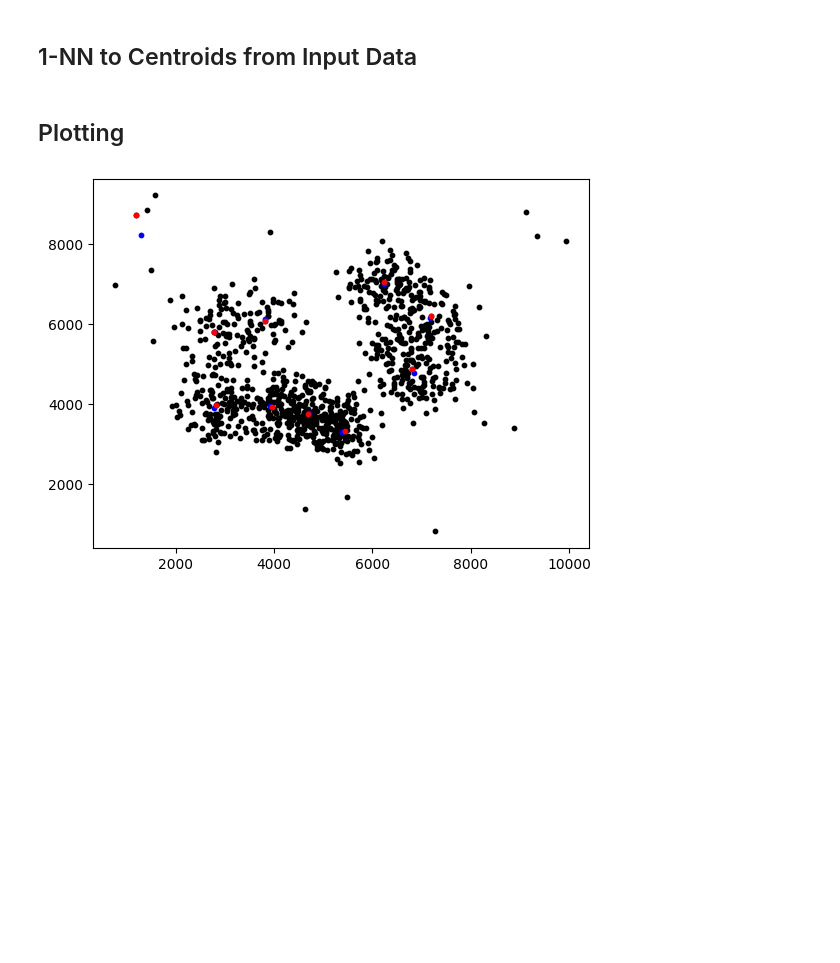
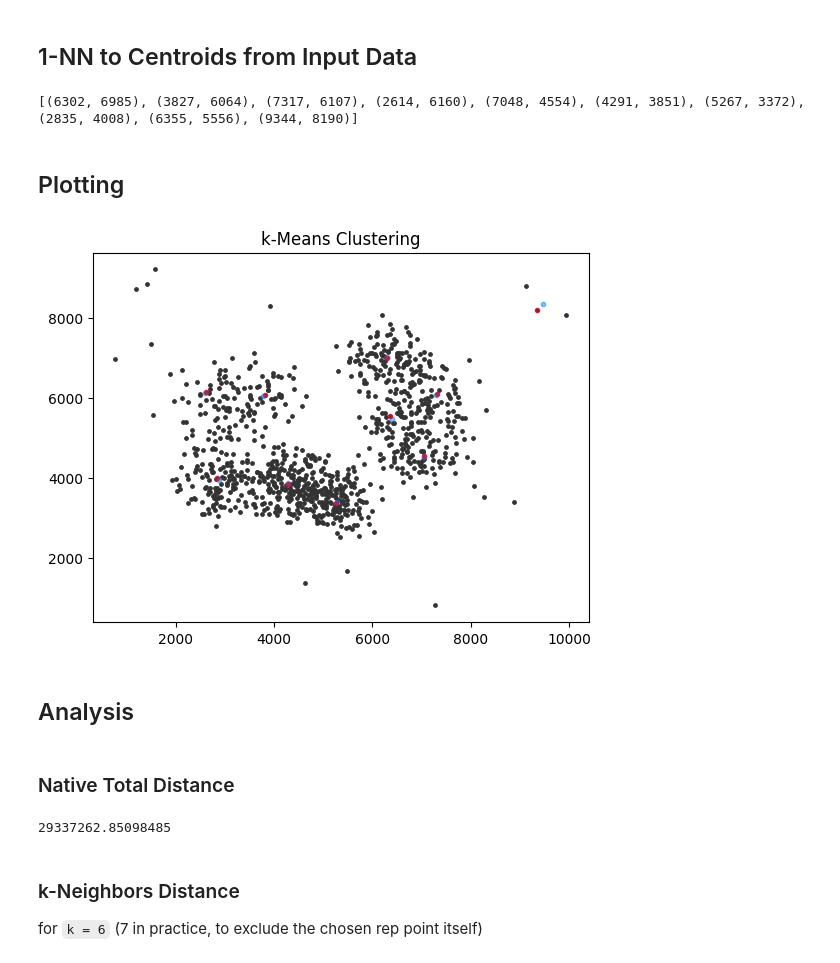
Before and after one commit to sammdu/cssu-purefacts-fall-2022-samm-du, a Jupyter notebook: experiment.ipynb, the cells around one changed output. Drawn from its saved outputs; the diff is of its cells as text; code cells hidden in the pictures; blank space fills up the shorter version.

Commit message:
analysis prelim complete

```diff
--- a/experiment.ipynb
+++ b/experiment.ipynb
@@ -18 +21,4 @@ with open(filename, "r") as input_file:
+# %%
+# number of representative points to pick from the input data
+NUM_REPS = 10
 # %% [markdown]
@@ -20,15 +26,19 @@ with open(filename, "r") as input_file:
 # %%
 kmeans = KMeans(
-    n_clusters=10,
+    n_clusters=NUM_REPS,
     init='random',
-    n_init=10,
+    n_init=50,
     max_iter=300
 )
 kmeans.fit(data)
-centroids = kmeans.cluster_centers_
+kmeans_centroids = kmeans.cluster_centers_
 # %% [markdown]
 ## 1-NN to Centroids from Input Data
 # %%
-knn = NearestNeighbors(n_neighbors=1, radius=100)
-knn.fit(data)
-neighbors_idx = knn.kneighbors(centroids, n_neighbors=1, return_distance=False)
+knn = NearestNeighbors(n_neighbors=1).fit(data)
+kmeans_neighbors_idx = knn.kneighbors(kmeans_centroids, n_neighbors=1, return_distance=False)
+kmeans_closest_points_set = set(data[x[0]] for x in kmeans_neighbors_idx)
+kmeans_closest_points = list(kmeans_closest_points_set)
+print(kmeans_closest_points)
+# %% [output]
+[(6302, 6985), (3827, 6064), (7317, 6107), (2614, 6160), (7048, 4554), (4291, 3851), (5267, 3372), (2835, 4008), (6355, 5556), (9344, 8190)]
@@ -39,25 +47,27 @@ closest_points = list(set(data[x[0]] for x in neighbors_idx))
 # %%
 plt.scatter(
     [x[0] for x in data],
     [y[1] for y in data],
-    s=10,
-    color='k'
+    s=6,
+    color='#333333'
 )
 
 plt.scatter(
-    [x[0] for x in centroids],
-    [y[1] for y in centroids],
+    [x[0] for x in kmeans_centroids],
+    [y[1] for y in kmeans_centroids],
     s=10,
-    color='b'
+    color='#0784f97f'
 )
 
 plt.scatter(
-    [x[0] for x in closest_points],
-    [y[1] for y in closest_points],
+    [x[0] for x in kmeans_closest_points],
+    [y[1] for y in kmeans_closest_points],
     s=10,
-    color='r'
+    color='#fc052e7f'
 )
-
+plt.title("k-Means Clustering")
 plt.show()
 # %% [output]
-[figure, old version]
+[figure, new version]
+# %% [markdown]
+## Analysis
@@ -63,0 +78,13 @@ plt.show()
+# %% [markdown]
+### Native Total Distance
+# %%
+distance_sum = 0
+for i in data:
+    for j in kmeans_closest_points:
+        distance_sum += point_distance(i, j)
+print(distance_sum)
+# %% [output]
+29337262.85098485
+# %% [markdown]
+### k-Neighbors Distance
+for `k = 6` (7 in practice, to exclude the chosen rep point itself)
```
Also changed, not shown: parts of 10 cells of this notebook.
